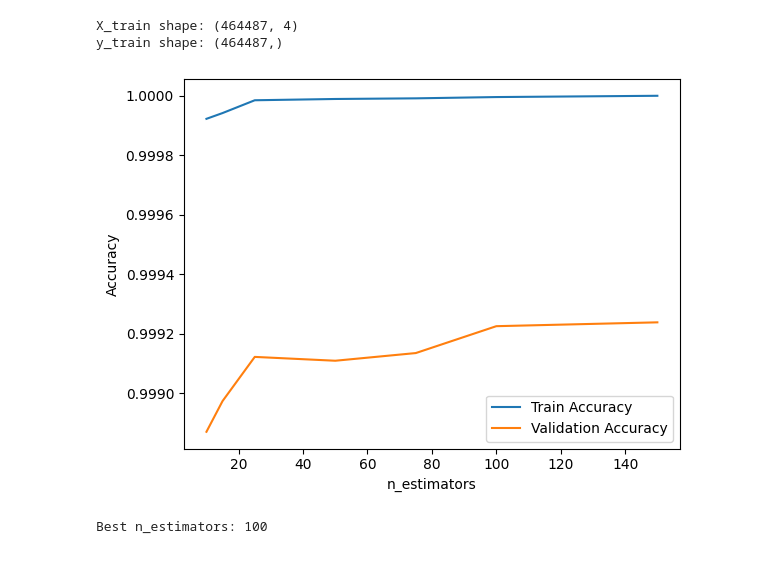
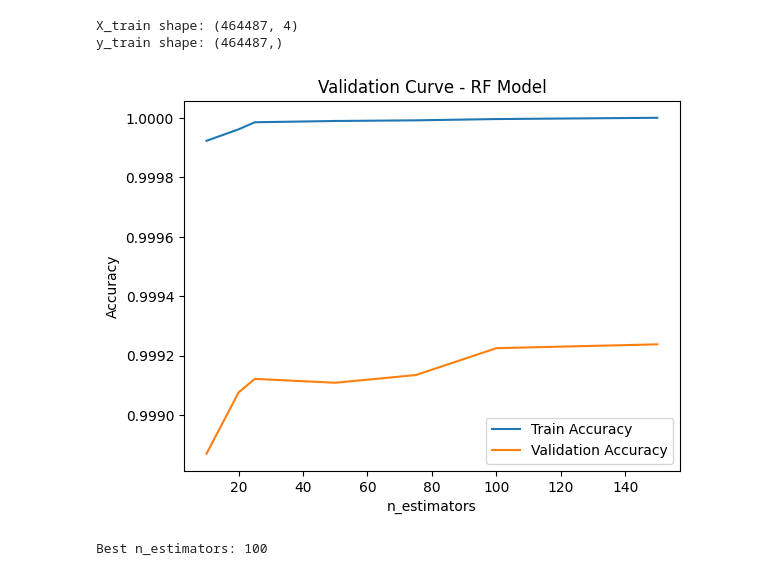
Before and after one commit to Insight-Syndicate/DSPL_GCW, a Jupyter notebook: Models/Random_Forest_Model.ipynb, the cells around one changed output. Cells and saved outputs as stored; diff of their text form; code cells hidden in the pictures.

Commit message:
RF-Model n_estimators 25

```diff
--- a/Models/Random_Forest_Model.ipynb
+++ b/Models/Random_Forest_Model.ipynb
@@ -116,23 +116,25 @@ print(f"y_train shape: {y_train.shape}")
 X_train shape: (464487, 4)
 y_train shape: (464487,)
 # %%
-estimators_range = [10, 15, 25, 25, 50, 75, 100, 150]
+# Validation curve
+estimators_range = [10, 15, 20, 25, 50, 75, 100, 150]
 train_scores, val_scores = [], []
 
 for n in estimators_range:
     model = RandomForestClassifier(n_estimators=n, random_state=42)
     model.fit(X_train, y_train)
     train_scores.append(accuracy_score(y_train, model.predict(X_train)))
     val_scores.append(accuracy_score(y_val, model.predict(X_val)))
 
 plt.plot(estimators_range, train_scores, label="Train Accuracy")
 plt.plot(estimators_range, val_scores, label="Validation Accuracy")
+plt.title("Validation Curve - RF Model")
 plt.xlabel("n_estimators")
 plt.ylabel("Accuracy")
 plt.legend()
-plt.showw()
+plt.show()
 # %% [output]
-[figure, old version]
+[figure, new version]
 # %%
 # Grid Search
 from sklearn.ensemble import RandomForestClassifier
```
Also changed, not shown: parts of 8 cells of this notebook.
